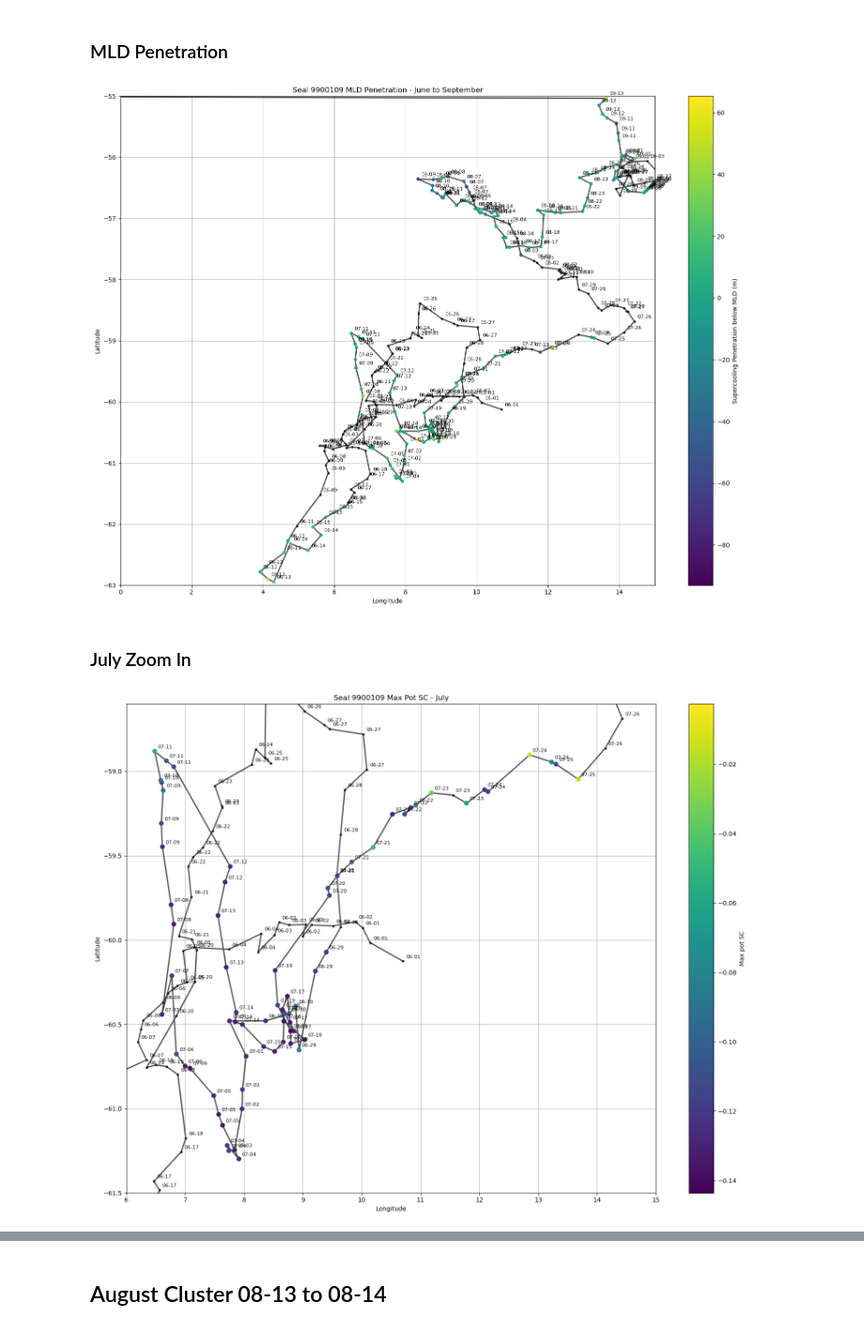
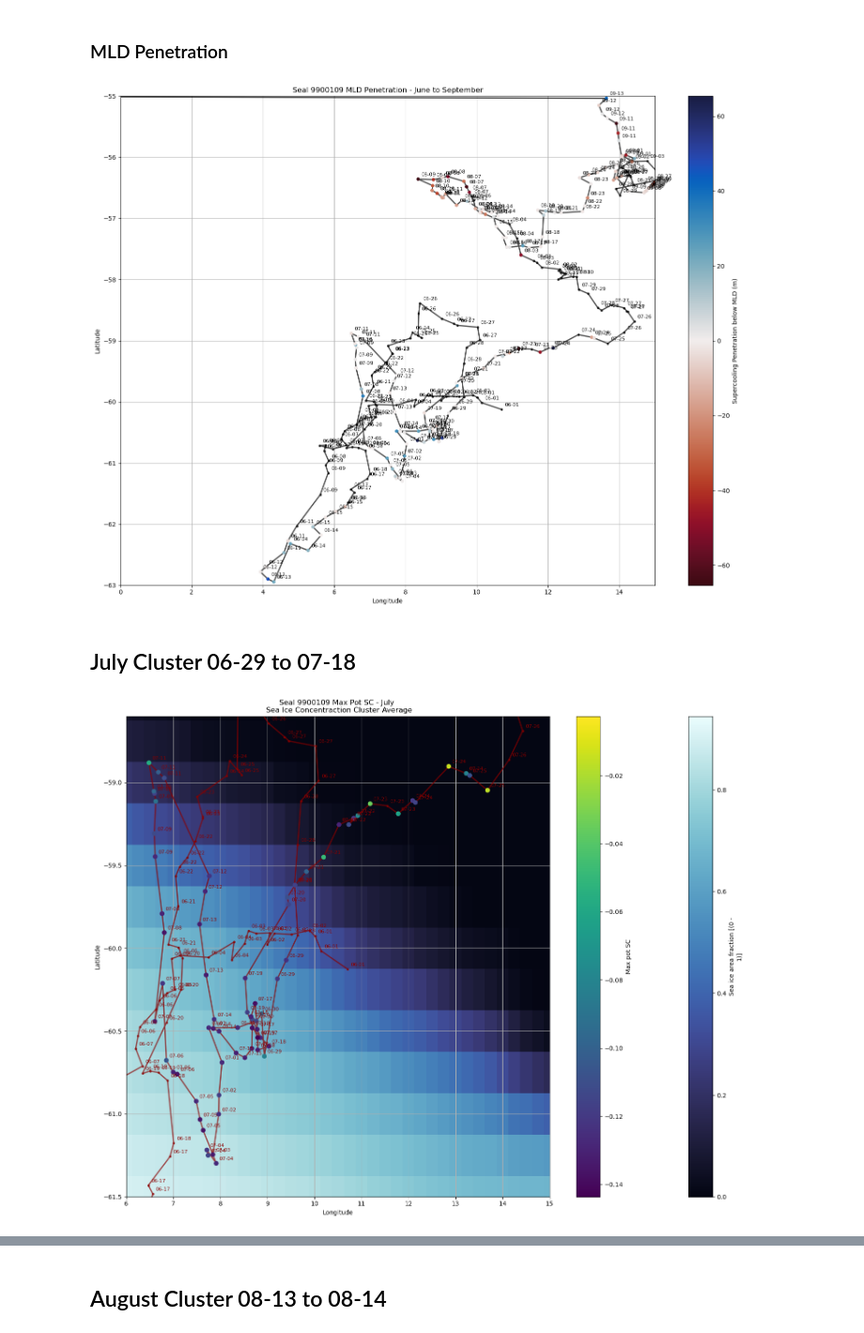
Before and after one commit to marlene-schramm/MSc_data_analysis, a Jupyter notebook: observations_reanalysis/supercooled_profiles_SEAL9900109.ipynb, the cells around one changed output, grey strips where cells are left out. Shown at 94% size. Saved outputs shown, nothing was run; the diff lists cells and outputs as text; code cells hidden in the pictures.

```diff
--- a/observations_reanalysis/supercooled_profiles_SEAL9900109.ipynb
+++ b/observations_reanalysis/supercooled_profiles_SEAL9900109.ipynb
@@ -103,0 +114,10 @@ data1_9900109_all_df
+# %%
+c_max = 0.99
+filename = "ERA5_seaice_netHeat_leadHeat_cmax"+str(c_max)+".nc"
+df_seaice = xr.open_dataset(filename)
+
+# aggregate to daily means
+df_seaice_daily = df_seaice.resample(time='D').mean(skipna=True)
+
+# only 2008 data
+df_seaice_2008 = df_seaice.sel(time=slice("2008-01-01", "2008-12-31"))
@@ -199,7 +227,9 @@ plt.plot(data1_9900109_all_df['lon'], data1_9900109_all_df['lat'], '.-', linewid
 
 # Add scatter points with SC coloring
 mld_penetration = data1_9900109_all_df["bot_ps"] - data1_9900109_all_df["mld"]
-scatter = plt.scatter(data1_9900109_all_df['lon'], data1_9900109_all_df['lat'], c = mld_penetration, cmap='viridis',
+max_mld_pen = np.nanmax(mld_penetration)
+
+scatter = plt.scatter(data1_9900109_all_df['lon'], data1_9900109_all_df['lat'], c = mld_penetration, cmap=cmo.balance.reversed(), vmin = -max_mld_pen, vmax = max_mld_pen,
                       s=30, edgecolors='none', zorder=3, label='Locations')
 
 
@@ -224,43 +254,53 @@ plt.grid(True)
 plt.tight_layout()
 plt.show()
 # %% [output]
-[figure, old version]
+[figure, new version]
-# %% [markdown]
-### July Zoom In
+# %% [markdown]
+## July Cluster 06-29 to 07-18
+# %%
+# daily sea ice concentration in this cluster
+df_seaice_cluster07 = df_seaice_daily.sel(time=slice("2008-06-29", "2008-07-18"))
+fig = surface_animation(df_seaice_cluster07, "siconc", "ERA5", "time", "longitude", "latitude", "ice")
+fig.write_html("seaice_animation_cluster07.html")
+# cluster average
+df_seaice_cluster07_mean = df_seaice_cluster07.mean("time")
 # %%
 # MOVEMENT OF SEAL WITH MAX POT SC
 
 # Plot
 plt.figure(figsize=(16, 12))
 
+# plot sea ice concentration
+df_seaice_cluster07_mean.siconc.plot(cmap = cmo.ice)
+
 # Draw the path line
-plt.plot(data1_9900109_all_df['lon'], data1_9900109_all_df['lat'], '.-', linewidth=2, alpha=0.7, label='Movement Path', color = "black")
+plt.plot(data1_9900109_all_df['lon'], data1_9900109_all_df['lat'], '.-', linewidth=2, alpha=0.7, label='Movement Path', color = "darkred")
 
 
 # Add scatter points with SC coloring
 scatter = plt.scatter(data1_9900109_all_df['lon'], data1_9900109_all_df['lat'], c=data1_9900109_all_df["max_ps"], cmap='viridis',
                       s=60, edgecolors='none', zorder=3, label='Locations')
 
 
 # Apply the formatter to the colorbar
 cbar = plt.colorbar(scatter)
 cbar.set_label('Max pot SC')
 
 # Annotate points with time
 for i, row in data1_9900109_all_df.iterrows():
     plt.annotate(row['datetimes'].strftime('%m-%d'), (row['lon'], row['lat']),
-                 textcoords="offset points", xytext=(5,5), ha='left', fontsize=8, zorder=4)
+                 textcoords="offset points", xytext=(5,5), ha='left', fontsize=8, zorder=4, color = "darkred")
 
 # Label axes
 plt.xlabel('Longitude')
 plt.ylabel('Latitude')
-plt.title('Seal 9900109 Max Pot SC - July')
+plt.title('Seal 9900109 Max Pot SC - July \n Sea Ice Concentraction Cluster Average')
 
 plt.xlim(6,15)
 plt.ylim(-61.5, -58.6)
 
 plt.grid(True)
 plt.tight_layout()
 plt.show()
 # %% [output]
-[figure, old version]
+[figure, new version]
```
Also changed, not shown: parts of 25 cells of this notebook.
